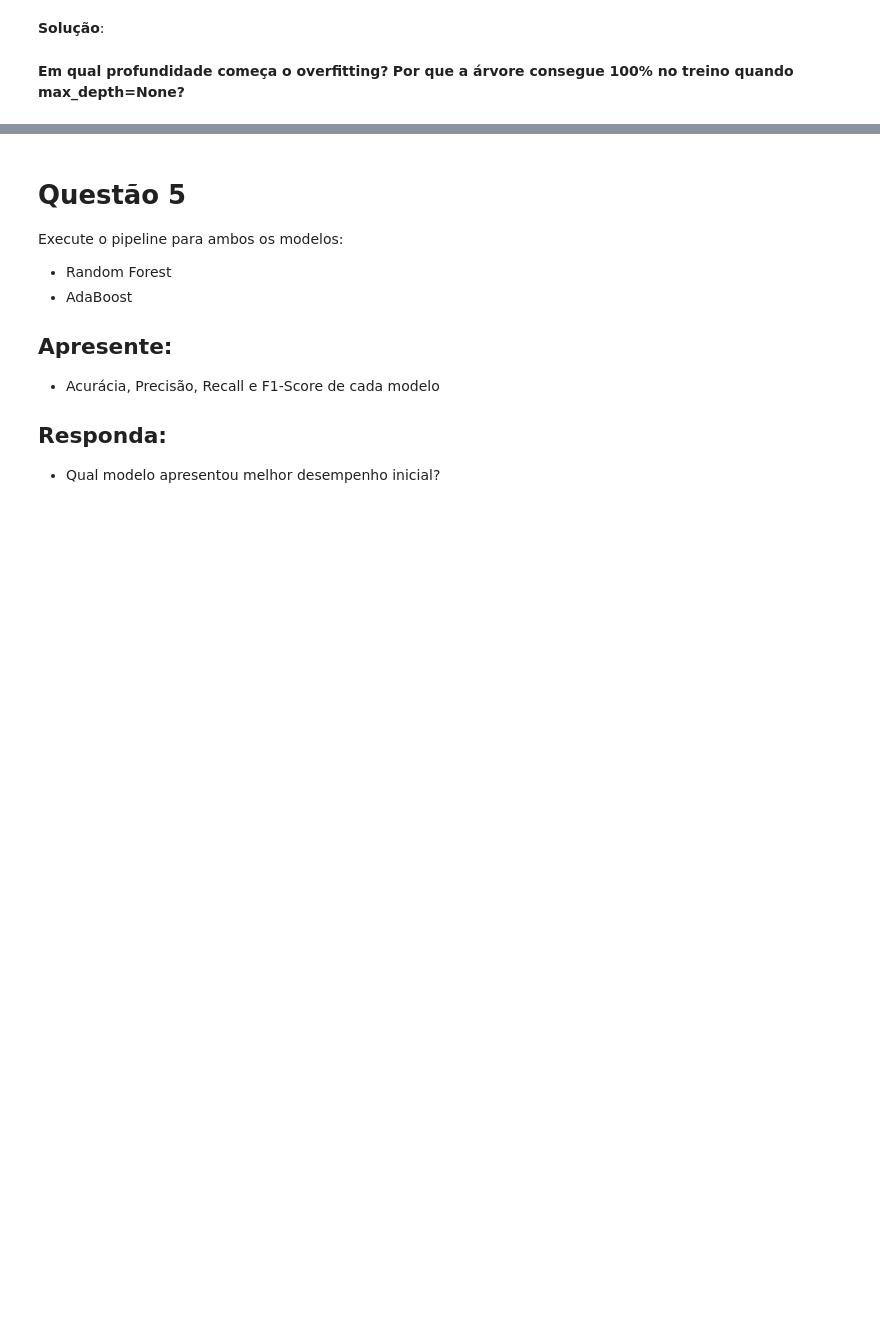
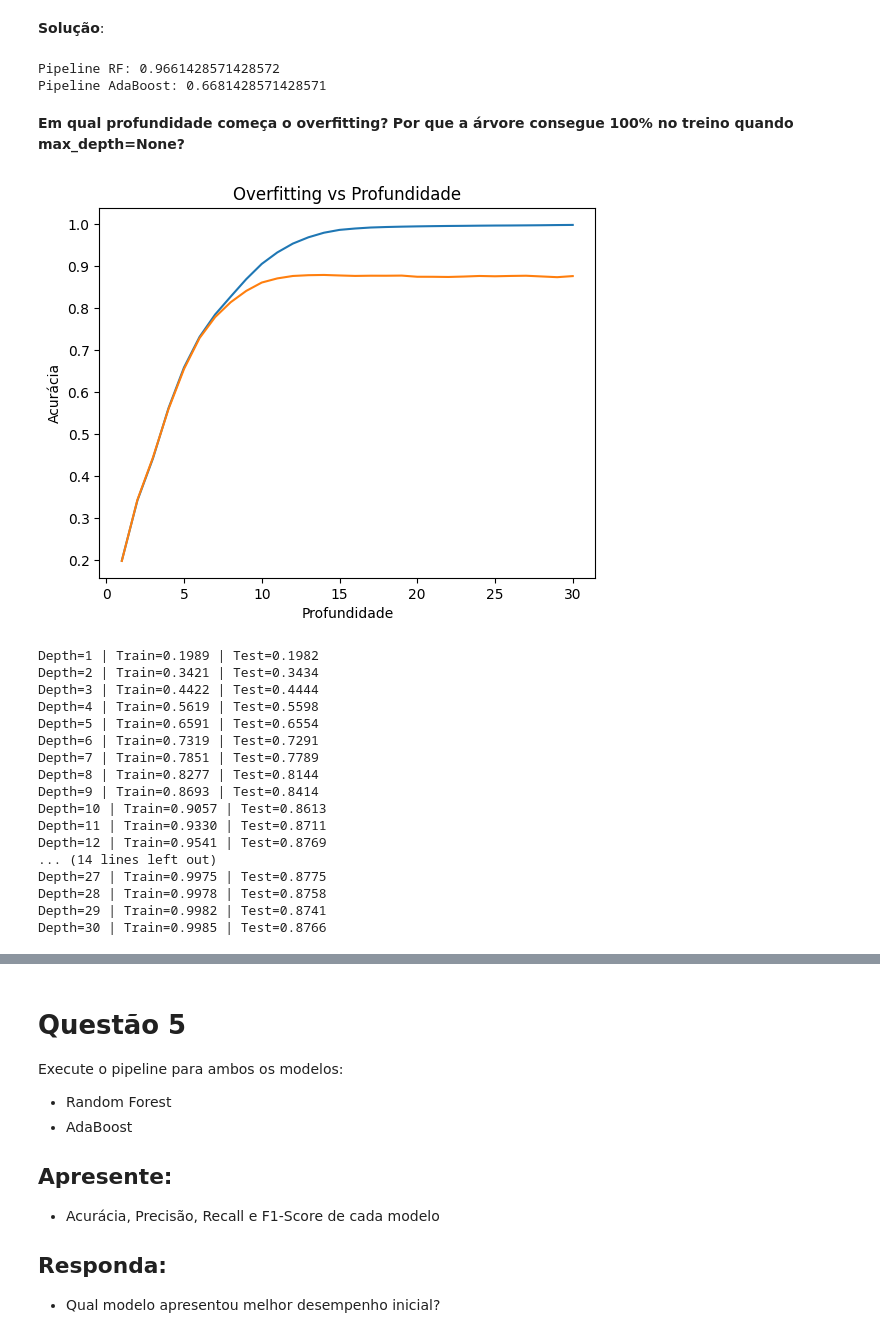
Before and after one commit to ddefbcourses/atividade-02-ensemble-learning-Leonardo-Mello22, a Jupyter notebook: assignments/E02/E02_Ensemble_Learning.ipynb, the cells around one changed output, grey strips where cells are left out. Saved outputs shown, nothing was run; the diff lists cells and outputs as text; code cells hidden in the pictures; blank space fills up the shorter version.

```diff
--- a/assignments/E02/E02_Ensemble_Learning.ipynb
+++ b/assignments/E02/E02_Ensemble_Learning.ipynb
@@ -40,13 +40,12 @@ Depois responda:
 # %% [markdown]
 **Solução**:
 # %%
+from sklearn.datasets import fetch_openml
 from sklearn.model_selection import train_test_split
-from tensorflow.keras.datasets import fashion_mnist
 
 def load_data(seed):
-    (X, y), (_, _) = fashion_mnist.load_data()
-
-    X = X.reshape(X.shape[0], -1)
+    X, y = fetch_openml('mnist_784', version=1, as_frame=False, return_X_y=True)
+    y = y.astype(int)
 
     X_train, X_test, y_train, y_test = train_test_split(
         X, y,
@@ -56,3 +55,11 @@ def load_data(seed):
     )
 
     return X_train, X_test, y_train, y_test
+
+
+X_train, X_test, y_train, y_test = load_data(42)
+
+print("X_train:", X_train.shape)
+print("X_test:", X_test.shape)
+print("y_train:", y_train.shape)
+print("y_test:", y_test.shape)
@@ -132,9 +162,6 @@ Ela deve:
 # %%
 def run_pipeline(model_type="rf", seed=42):
     X_train, X_test, y_train, y_test = load_data(seed)
-
-    X_train = X_train / 255.0
-    X_test = X_test / 255.0
 
     if model_type == "rf":
         model = train_random_forest(X_train, y_train, seed)
@@ -146,6 +173,64 @@ def run_pipeline(model_type="rf", seed=42):
     acc = evaluate(model, X_test, y_test)
 
     return acc
+
+
+rf_acc = run_pipeline("rf", 42)
+ab_acc = run_pipeline("ab", 42)
+
+print("Pipeline RF:", rf_acc)
+print("Pipeline AdaBoost:", ab_acc)
+# %% [output]
+Pipeline RF: 0.9661428571428572
+Pipeline AdaBoost: 0.6681428571428571
 # %% [markdown]
 **Em qual profundidade começa o overfitting?**
 **Por que a árvore consegue 100% no treino quando max_depth=None?**
+# %%
+import matplotlib.pyplot as plt
+from sklearn.tree import DecisionTreeClassifier
+from sklearn.metrics import accuracy_score
+
+depths = list(range(1, 31))
+
+train_acc = []
+test_acc = []
+
+for d in depths:
+    model = DecisionTreeClassifier(max_depth=d, random_state=42)
+    model.fit(X_train, y_train)
+
+    y_train_pred = model.predict(X_train)
+    y_test_pred = model.predict(X_test)
+
+    train_acc.append(accuracy_score(y_train, y_train_pred))
+    test_acc.append(accuracy_score(y_test, y_test_pred))
+
+plt.plot(depths, train_acc)
+plt.plot(depths, test_acc)
+plt.xlabel("Profundidade")
+plt.ylabel("Acurácia")
+plt.title("Overfitting vs Profundidade")
+plt.show()
+
+for d, tr, te in zip(depths, train_acc, test_acc):
+    print(f"Depth={d} | Train={tr:.4f} | Test={te:.4f}")
+# %% [output]
+[figure, added]
+Depth=1 | Train=0.1989 | Test=0.1982
+Depth=2 | Train=0.3421 | Test=0.3434
+Depth=3 | Train=0.4422 | Test=0.4444
+Depth=4 | Train=0.5619 | Test=0.5598
+Depth=5 | Train=0.6591 | Test=0.6554
+Depth=6 | Train=0.7319 | Test=0.7291
+Depth=7 | Train=0.7851 | Test=0.7789
+Depth=8 | Train=0.8277 | Test=0.8144
+Depth=9 | Train=0.8693 | Test=0.8414
+Depth=10 | Train=0.9057 | Test=0.8613
+Depth=11 | Train=0.9330 | Test=0.8711
+Depth=12 | Train=0.9541 | Test=0.8769
+... (14 lines left out)
+Depth=27 | Train=0.9975 | Test=0.8775
+Depth=28 | Train=0.9978 | Test=0.8758
+Depth=29 | Train=0.9982 | Test=0.8741
+Depth=30 | Train=0.9985 | Test=0.8766
```
Also changed, not shown: parts of 17 cells of this notebook.
